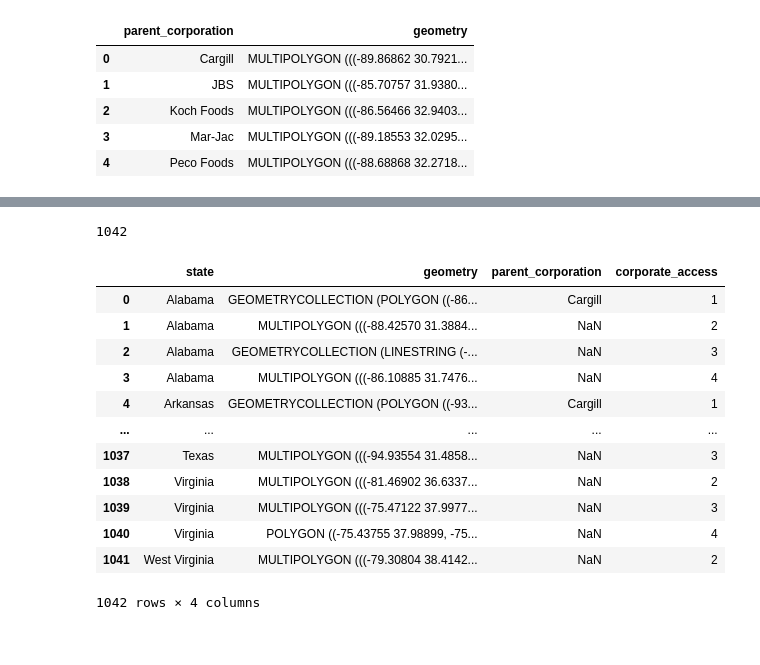
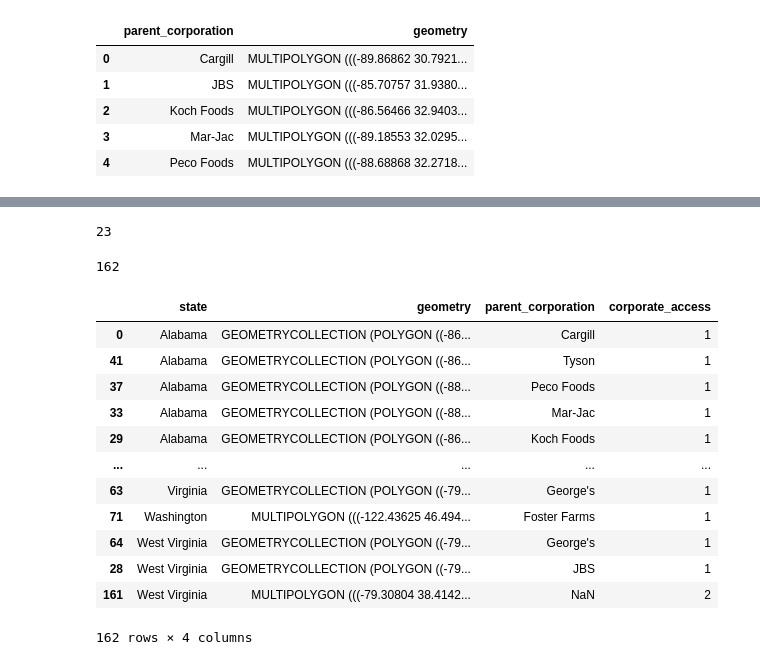
Before and after one commit to uchicago-dsi/rafi-poultry, a Jupyter notebook: notebooks/parent-corp-geojson-creation.ipynb, the cells around one changed output, grey strips where cells are left out. Cells and saved outputs as stored; diff of their text form; code cells hidden in the pictures.

```diff
--- a/notebooks/parent-corp-geojson-creation.ipynb
+++ b/notebooks/parent-corp-geojson-creation.ipynb
@@ -530,25 +504,70 @@ for i, corp in df_corps_joined.iterrows():
+# %%
+for state in states:
+    state_name = abb2state[state]
+    state_layer = folium.map.FeatureGroup(name=state_name, show=False)
+    state_geometry = us_states[us_states["NAME"] == state_name]['geometry'].to_crs(WGS84)
+    state_center = state_geometry.to_crs(ALBERS_EQUAL_AREA).centroid.to_crs(WGS84)
+
+    two_plants = shapely.intersection(two_plants_combined,state_geometry).set_crs(WGS84).iloc[0]
+    three_plants = shapely.intersection(three_plants_combined,state_geometry).set_crs(WGS84).iloc[0]
+    four_plants = shapely.intersection(four_plants_combined,state_geometry).set_crs(WGS84).iloc[0]
+
+    if two_plants:
+        two_plants_one_state_data = {
+            "state": state_name,
+            "geometry": two_plants,
+            "parent_corporation": np.nan,
+            "corporate_access": 2
+        }
+
+        corp_state_geojsons.append(two_plants_one_state_data)
+
+    if three_plants:
+        three_plants_one_state_data = {
+            "state": state_name,
+            "geometry": three_plants,
+            "parent_corporation": np.nan,
+            "corporate_access": 3
+        }
+
+        corp_state_geojsons.append(three_plants_one_state_data)
+
+    if four_plants:
+        four_plants_one_state_data = {
+            "state": state_name,
+            "geometry": four_plants,
+            "parent_corporation": np.nan,
+            "corporate_access": 4
+        }
+
+        corp_state_geojsons.append(four_plants_one_state_data)
+# %%
+len(abb2state)
+# %% [output]
+23
 # %%
 len(corp_state_geojsons)
 # %% [output]
-1042
+162
 # %%
 df_corp_state = gpd.GeoDataFrame(corp_state_geojsons)
-# %%
-df_corp_state
-# %% [output]
-|  | state | geometry | parent_corporation | corporate_access |
-| 0 | Alabama | GEOMETRYCOLLECTION (POLYGON ((-86... | Cargill | 1 |
-| 1 | Alabama | MULTIPOLYGON (((-88.42570 31.3884... | NaN | 2 |
-| 2 | Alabama | GEOMETRYCOLLECTION (LINESTRING (-... | NaN | 3 |
-| 3 | Alabama | MULTIPOLYGON (((-86.10885 31.7476... | NaN | 4 |
-| 4 | Arkansas | GEOMETRYCOLLECTION (POLYGON ((-93... | Cargill | 1 |
-| ... | ... | ... | ... | ... |
-| 1037 | Texas | MULTIPOLYGON (((-94.93554 31.4858... | NaN | 3 |
-| 1038 | Virginia | MULTIPOLYGON (((-81.46902 36.6337... | NaN | 2 |
-| 1039 | Virginia | MULTIPOLYGON (((-75.47122 37.9977... | NaN | 3 |
-| 1040 | Virginia | POLYGON ((-75.43755 37.98899, -75... | NaN | 4 |
-| 1041 | West Virginia | MULTIPOLYGON (((-79.30804 38.4142... | NaN | 2 |
-1042 rows × 4 columns
+# %%
+df_corp_state = df_corp_state.sort_values(by='state')
+df_corp_state
+# %% [output]
+|  | state | geometry | parent_corporation | corporate_access |
+| 0 | Alabama | GEOMETRYCOLLECTION (POLYGON ((-86... | Cargill | 1 |
+| 41 | Alabama | GEOMETRYCOLLECTION (POLYGON ((-86... | Tyson | 1 |
+| 37 | Alabama | GEOMETRYCOLLECTION (POLYGON ((-88... | Peco Foods | 1 |
+| 33 | Alabama | GEOMETRYCOLLECTION (POLYGON ((-88... | Mar-Jac | 1 |
+| 29 | Alabama | GEOMETRYCOLLECTION (POLYGON ((-86... | Koch Foods | 1 |
+| ... | ... | ... | ... | ... |
+| 63 | Virginia | GEOMETRYCOLLECTION (POLYGON ((-79... | George's | 1 |
+| 71 | Washington | MULTIPOLYGON (((-122.43625 46.494... | Foster Farms | 1 |
+| 64 | West Virginia | GEOMETRYCOLLECTION (POLYGON ((-79... | George's | 1 |
+| 28 | West Virginia | GEOMETRYCOLLECTION (POLYGON ((-79... | JBS | 1 |
+| 161 | West Virginia | MULTIPOLYGON (((-79.30804 38.4142... | NaN | 2 |
+162 rows × 4 columns
 # %%
 # Export corporate/state geojsons to file
 df_corp_state.to_file("../../data/all_states_with_parent_corp_by_corp.geojson", driver="GeoJSON")
```
Also changed, not shown: parts of 2 cells of this notebook.
